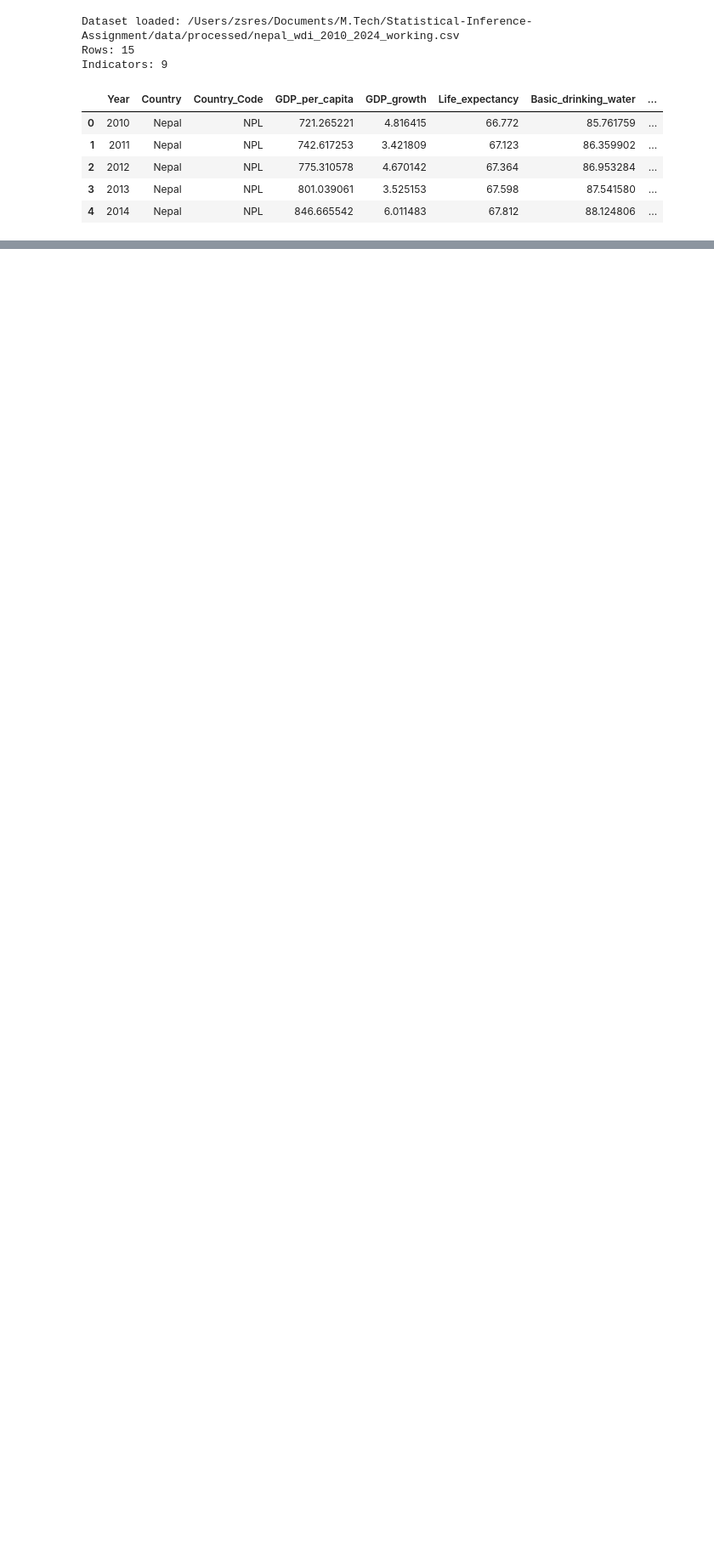
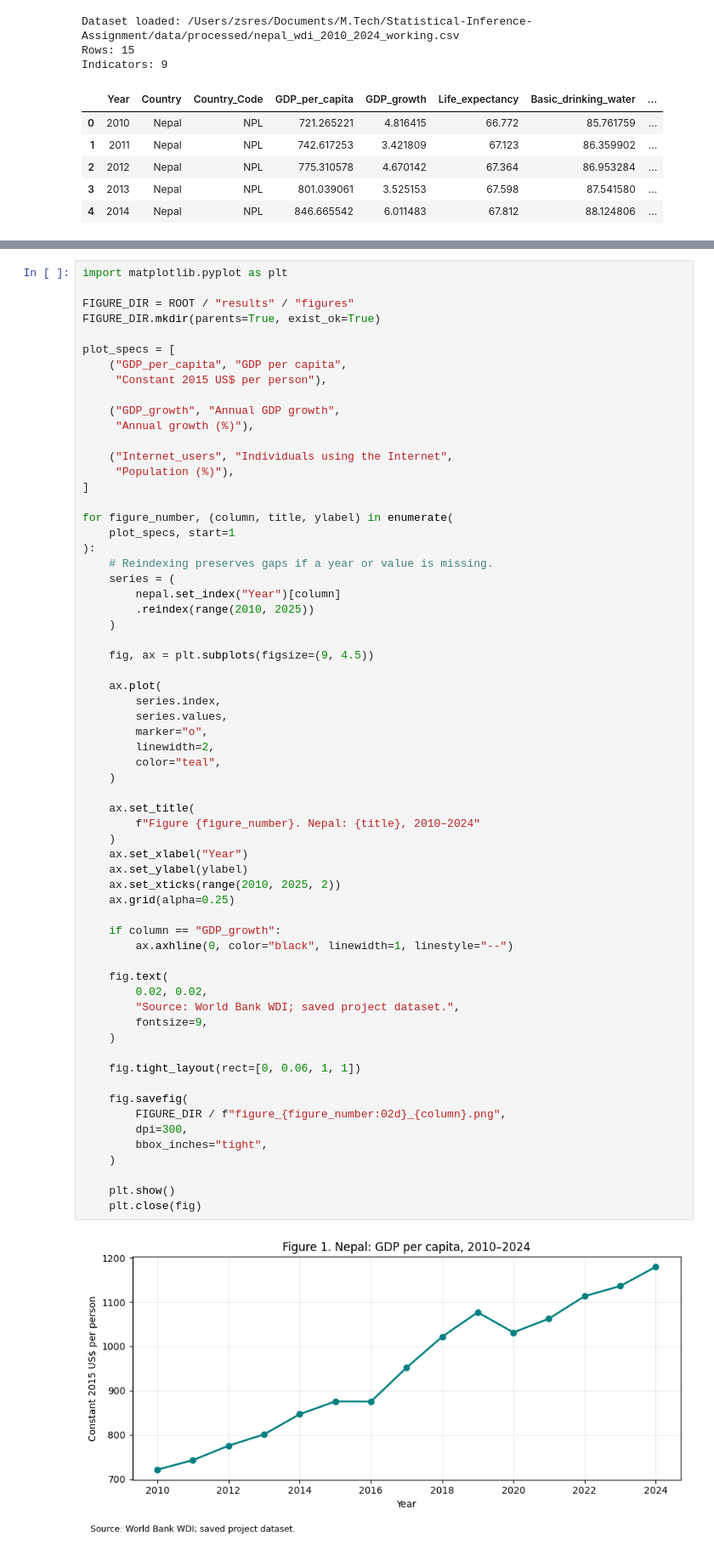
Before and after one commit to rbhdsks/HS-Statistical-Inference-Assignment-2026, a Jupyter notebook: notebooks/02_descriptive_and_graphical_analysis.ipynb, the cells around one changed output, grey strips where cells are left out. Shown at 85% size. Saved outputs shown, nothing was run; the diff lists cells and outputs as text; blank space fills up the shorter version.

Commit message:
corrected first notebook and added plausible plots and codes fot the hypothesis testings

```diff
--- a/notebooks/02_descriptive_and_graphical_analysis.ipynb
+++ b/notebooks/02_descriptive_and_graphical_analysis.ipynb
@@ -130,0 +300,65 @@ display(data.count().rename("Available_N").to_frame())
+# %%
+import matplotlib.pyplot as plt
+
+FIGURE_DIR = ROOT / "results" / "figures"
+FIGURE_DIR.mkdir(parents=True, exist_ok=True)
+
+plot_specs = [
+    ("GDP_per_capita", "GDP per capita",
+     "Constant 2015 US$ per person"),
+
+    ("GDP_growth", "Annual GDP growth",
+     "Annual growth (%)"),
+
+    ("Internet_users", "Individuals using the Internet",
+     "Population (%)"),
+]
+
+for figure_number, (column, title, ylabel) in enumerate(
+    plot_specs, start=1
+):
+    # Reindexing preserves gaps if a year or value is missing.
+    series = (
+        nepal.set_index("Year")[column]
+        .reindex(range(2010, 2025))
+    )
+
+    fig, ax = plt.subplots(figsize=(9, 4.5))
+
+    ax.plot(
+        series.index,
+        series.values,
+        marker="o",
+        linewidth=2,
+        color="teal",
+    )
+
+    ax.set_title(
+        f"Figure {figure_number}. Nepal: {title}, 2010–2024"
+    )
+    ax.set_xlabel("Year")
+    ax.set_ylabel(ylabel)
+    ax.set_xticks(range(2010, 2025, 2))
+    ax.grid(alpha=0.25)
+
+    if column == "GDP_growth":
+        ax.axhline(0, color="black", linewidth=1, linestyle="--")
+
+    fig.text(
+        0.02, 0.02,
+        "Source: World Bank WDI; saved project dataset.",
+        fontsize=9,
+    )
+
+    fig.tight_layout(rect=[0, 0.06, 1, 1])
+
+    fig.savefig(
+        FIGURE_DIR / f"figure_{figure_number:02d}_{column}.png",
+        dpi=300,
+        bbox_inches="tight",
+    )
+
+    plt.show()
+    plt.close(fig)
+# %% [output]
+[figure, added]
```
Also changed, not shown: parts of 16 cells of this notebook, 2 other files.
